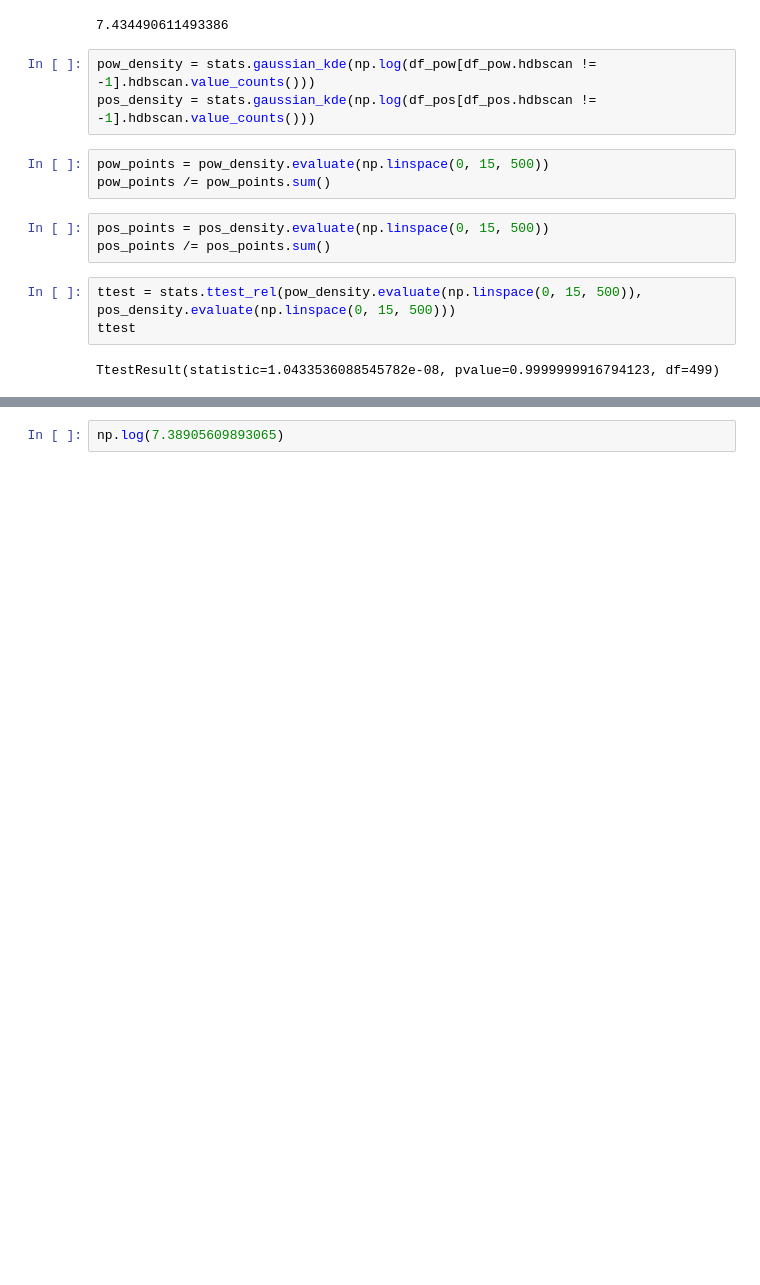
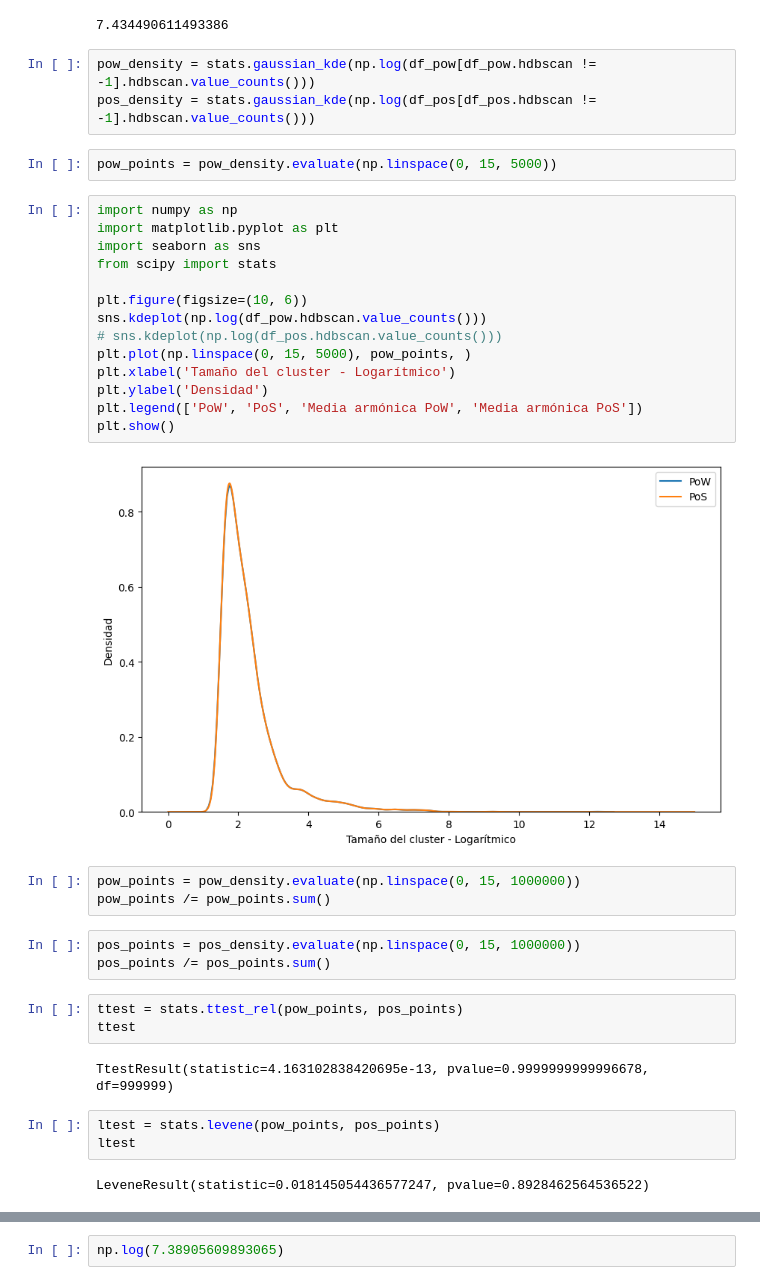
Before and after one commit to argelignacio/TRABAJO-PROFESIONAL-7599-, a Jupyter notebook: analysis/02_pow_vs_pov.ipynb, the cells around one changed output, grey strips where cells are left out. Saved outputs shown, nothing was run; the diff lists cells and outputs as text; blank space fills up the shorter version.

```diff
--- a/analysis/02_pow_vs_pov.ipynb
+++ b/analysis/02_pow_vs_pov.ipynb
@@ -313,17 +313,40 @@ stats.hmean(df_pos[df_pos.hdbscan != -1].hdbscan.value_counts())
 # %%
 pow_density = stats.gaussian_kde(np.log(df_pow[df_pow.hdbscan != -1].hdbscan.value_counts()))
 pos_density = stats.gaussian_kde(np.log(df_pos[df_pos.hdbscan != -1].hdbscan.value_counts()))
+# %%
+pow_points = pow_density.evaluate(np.linspace(0, 15, 5000))
+# %%
+import numpy as np
+import matplotlib.pyplot as plt
+import seaborn as sns
+from scipy import stats
+
+plt.figure(figsize=(10, 6))
+sns.kdeplot(np.log(df_pow.hdbscan.value_counts()))
+# sns.kdeplot(np.log(df_pos.hdbscan.value_counts()))
+plt.plot(np.linspace(0, 15, 5000), pow_points, )
+plt.xlabel('Tamaño del cluster - Logarítmico')
+plt.ylabel('Densidad')
+plt.legend(['PoW', 'PoS', 'Media armónica PoW', 'Media armónica PoS'])
+plt.show()
+# %% [output]
+[figure, added]
 # %%
-pow_points = pow_density.evaluate(np.linspace(0, 15, 500))
+pow_points = pow_density.evaluate(np.linspace(0, 15, 1000000))
 pow_points /= pow_points.sum()
 # %%
-pos_points = pos_density.evaluate(np.linspace(0, 15, 500))
+pos_points = pos_density.evaluate(np.linspace(0, 15, 1000000))
 pos_points /= pos_points.sum()
-# %%
-ttest = stats.ttest_rel(pow_density.evaluate(np.linspace(0, 15, 500)), pos_density.evaluate(np.linspace(0, 15, 500)))
-ttest
-# %% [output]
-TtestResult(statistic=1.0433536088545782e-08, pvalue=0.9999999916794123, df=499)
+# %%
+ttest = stats.ttest_rel(pow_points, pos_points)
+ttest
+# %% [output]
+TtestResult(statistic=4.163102838420695e-13, pvalue=0.9999999999996678, df=999999)
+# %%
+ltest = stats.levene(pow_points, pos_points)
+ltest
+# %% [output]
+LeveneResult(statistic=0.018145054436577247, pvalue=0.8928462564536522)
 # %%
 1 - ttest.pvalue
 # %% [output]
```
Also changed, not shown: parts of 2 cells of this notebook.
